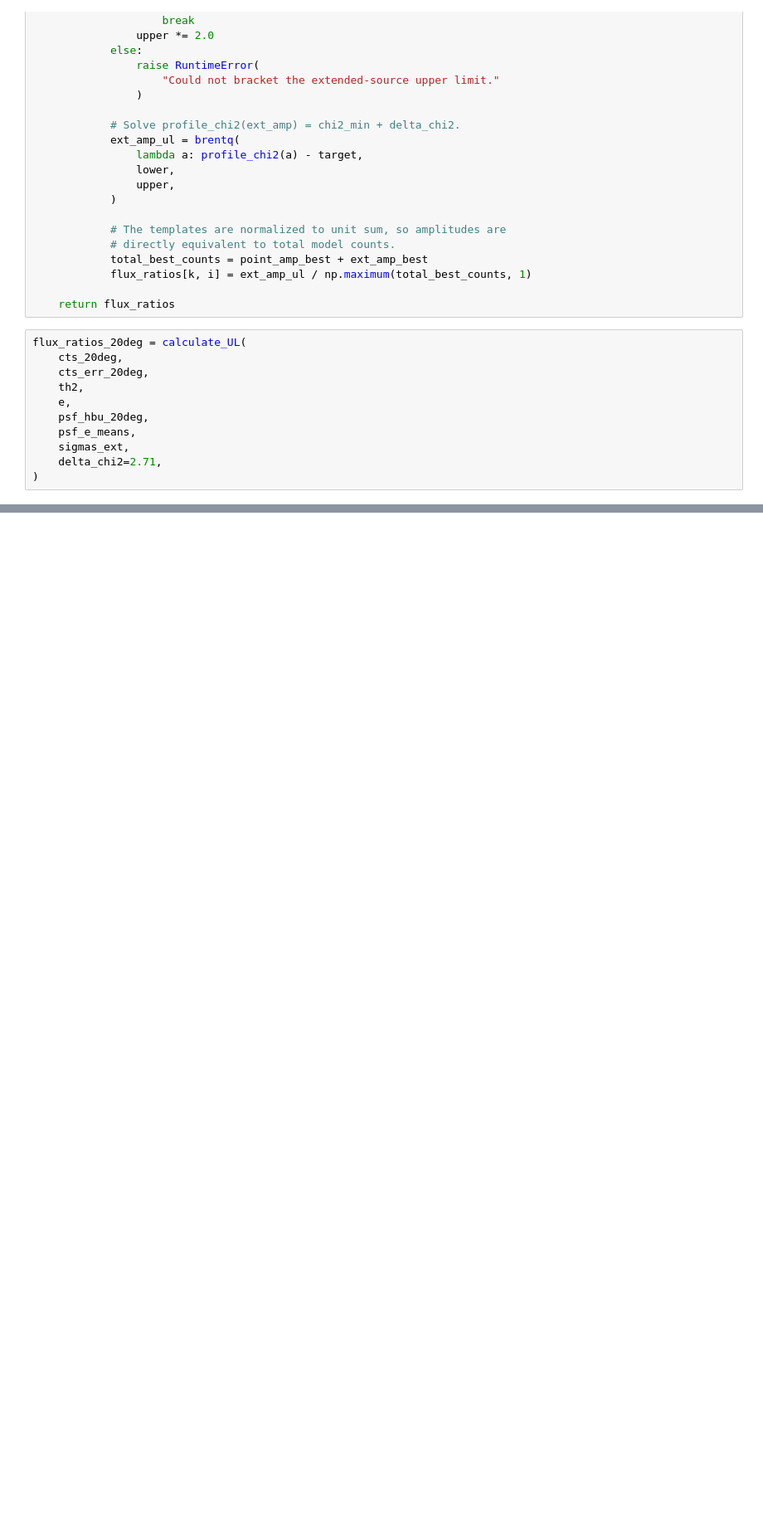
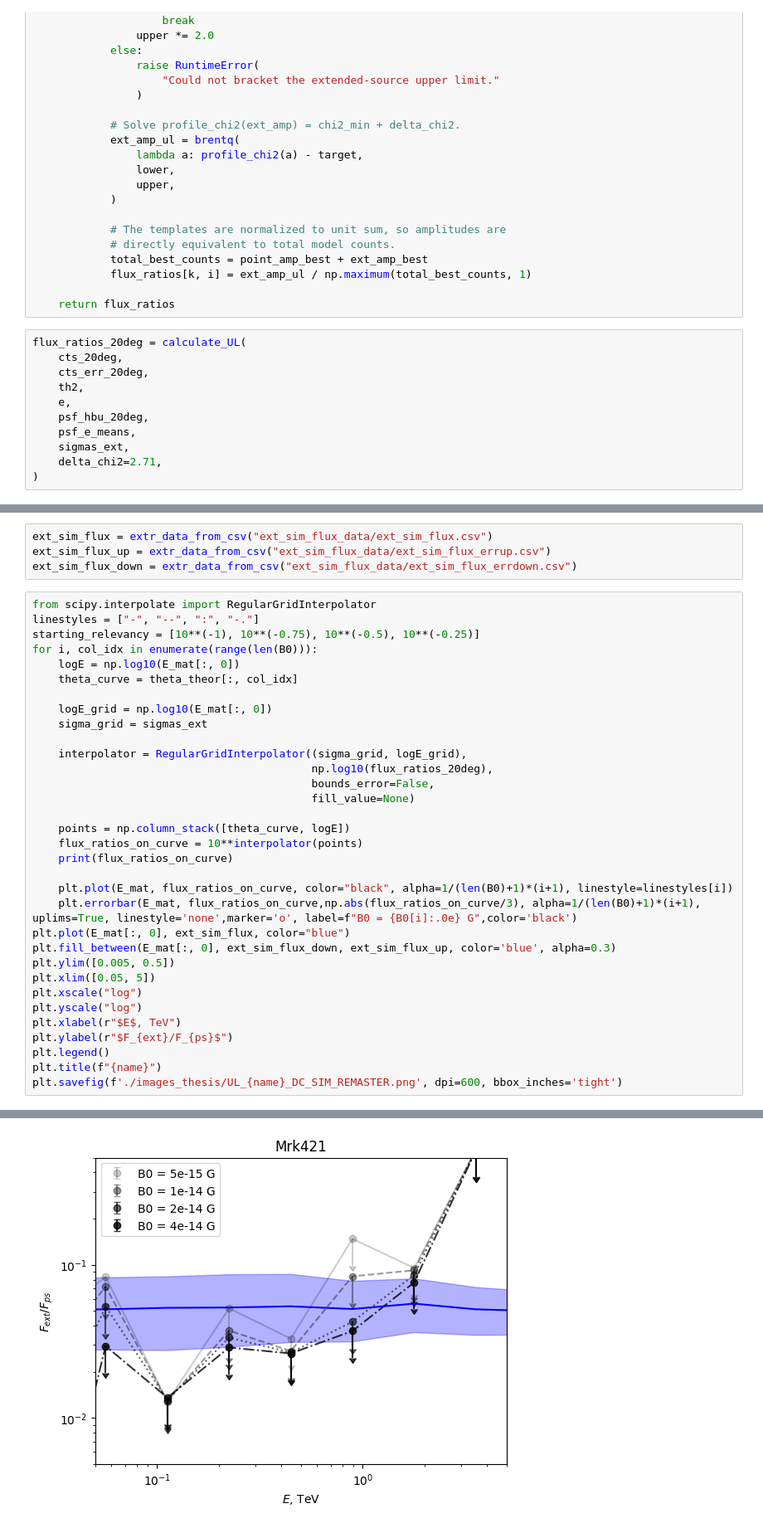
Before and after one commit to Nico812/CTAO-EXT_EM_analyses, a Jupyter notebook: DC_EM_UP_LIM_remaster.ipynb, the cells around one changed output, grey strips where cells are left out. Shown at 83% size. Saved outputs shown, nothing was run; the diff lists cells and outputs as text; blank space fills up the shorter version.

```diff
--- a/DC_EM_UP_LIM_remaster.ipynb
+++ b/DC_EM_UP_LIM_remaster.ipynb
@@ -379,0 +420,38 @@ NameError: name 'flux_ratios_40deg' is not defined
+# %%
+ext_sim_flux = extr_data_from_csv("ext_sim_flux_data/ext_sim_flux.csv")
+ext_sim_flux_up = extr_data_from_csv("ext_sim_flux_data/ext_sim_flux_errup.csv")
+ext_sim_flux_down = extr_data_from_csv("ext_sim_flux_data/ext_sim_flux_errdown.csv")
+# %%
+from scipy.interpolate import RegularGridInterpolator
+linestyles = ["-", "--", ":", "-."]
+starting_relevancy = [10**(-1), 10**(-0.75), 10**(-0.5), 10**(-0.25)]
+for i, col_idx in enumerate(range(len(B0))):
+    logE = np.log10(E_mat[:, 0])
+    theta_curve = theta_theor[:, col_idx]
+
+    logE_grid = np.log10(E_mat[:, 0])
+    sigma_grid = sigmas_ext
+
+    interpolator = RegularGridInterpolator((sigma_grid, logE_grid),
+                                           np.log10(flux_ratios_20deg),
+                                           bounds_error=False,
+                                           fill_value=None)
+
+    points = np.column_stack([theta_curve, logE])
+    flux_ratios_on_curve = 10**interpolator(points)
+    print(flux_ratios_on_curve)
+
+    plt.plot(E_mat, flux_ratios_on_curve, color="black", alpha=1/(len(B0)+1)*(i+1), linestyle=linestyles[i])
+    plt.errorbar(E_mat, flux_ratios_on_curve,np.abs(flux_ratios_on_curve/3), alpha=1/(len(B0)+1)*(i+1), uplims=True, linestyle='none',marker='o', label=f"B0 = {B0[i]:.0e} G",color='black')
+plt.plot(E_mat[:, 0], ext_sim_flux, color="blue")
+plt.fill_between(E_mat[:, 0], ext_sim_flux_down, ext_sim_flux_up, color='blue', alpha=0.3)
+plt.ylim([0.005, 0.5])
+plt.xlim([0.05, 5])
+plt.xscale("log")
+plt.yscale("log")
+plt.xlabel(r"$E$, TeV")
+plt.ylabel(r"$F_{ext}/F_{ps}$")
+plt.legend()
+plt.title(f"{name}")
+plt.savefig(f'./images_thesis/UL_{name}_DC_SIM_REMASTER.png', dpi=600, bbox_inches='tight')
+# %% [output]
@@ -379,0 +470 @@ NameError: name 'flux_ratios_40deg' is not defined
+[figure, added]
```
Also changed, not shown: parts of 7 cells of this notebook, 4 other files.
